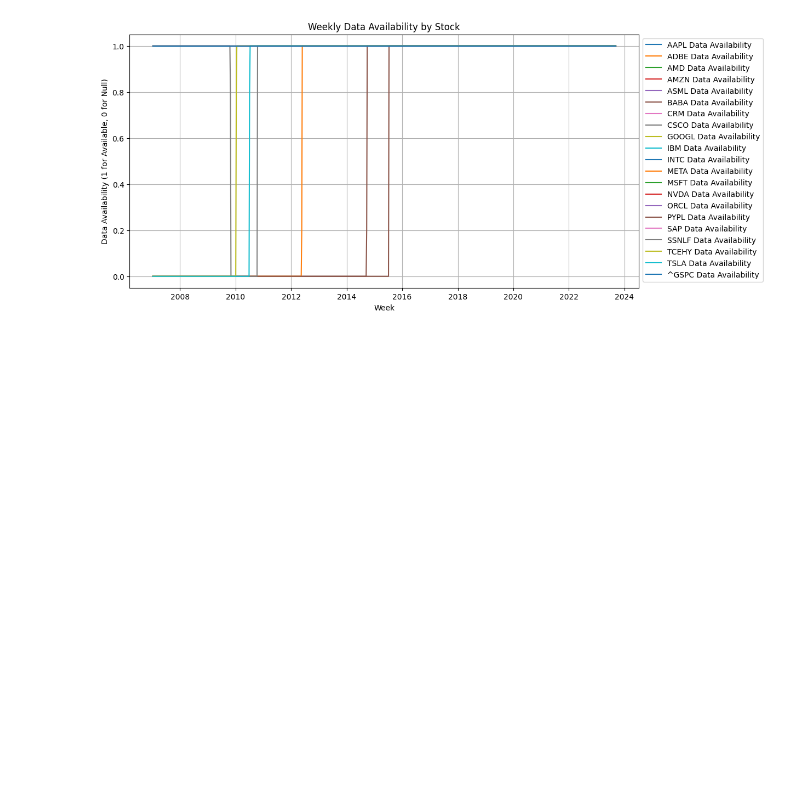
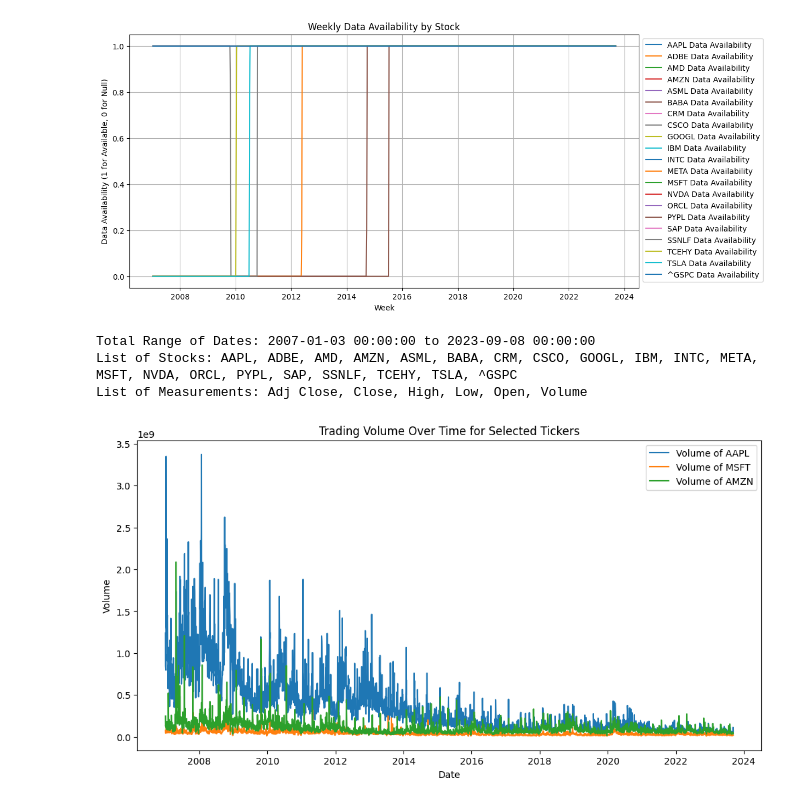
Before and after one commit to ravidcohen1/invest-ai, a Jupyter notebook: notebooks/finance_store_eda.ipynb, the cells around one changed output. Cells and saved outputs as stored; diff of their text form; code cells hidden in the pictures; blank space fills up the shorter version.

```diff
--- a/notebooks/finance_store_eda.ipynb
+++ b/notebooks/finance_store_eda.ipynb
@@ -169,3 +169,49 @@ def plot_data_availability_for_all_stocks(data_frame):
 plot_data_availability_for_all_stocks(df)
 # %% [output]
 [figure]
+# %%
+
+
+# Function to print DataFrame information
+def print_dataframe_info(df: pd.DataFrame):
+    """
+    Prints the total range of dates, list of stocks, and list of measurements.
+
+    :param df: Multi-level DataFrame containing financial data.
+    :return: None
+    """
+    # Range of Dates
+    date_range = df.index.min(), df.index.max()
+    print(f"Total Range of Dates: {date_range[0]} to {date_range[1]}")
+
+    # List of Stocks
+    stocks_list = df.columns.levels[1].tolist()
+    print(f"List of Stocks: {', '.join(stocks_list)}")
+
+    # List of Measurements
+    measurements_list = df.columns.levels[0].tolist()
+    print(f"List of Measurements: {', '.join(measurements_list)}")
+
+# Print DataFrame information
+print_dataframe_info(df)
+# %% [output]
+Total Range of Dates: 2007-01-03 00:00:00 to 2023-09-08 00:00:00
+List of Stocks: AAPL, ADBE, AMD, AMZN, ASML, BABA, CRM, CSCO, GOOGL, IBM, INTC, META, MSFT, NVDA, ORCL, PYPL, SAP, SSNLF, TCEHY, TSLA, ^GSPC
+List of Measurements: Adj Close, Close, High, Low, Open, Volume
+# %%
+
+# Select a few tickers for the volume plot
+selected_tickers = ['AAPL', 'MSFT', 'AMZN']
+
+# Plotting volume for the selected tickers
+plt.figure(figsize=(12, 6))
+for ticker in selected_tickers:
+    plt.plot(df['Volume'][ticker], label=f'Volume of {ticker}')
+
+plt.title('Trading Volume Over Time for Selected Tickers')
+plt.xlabel('Date')
+plt.ylabel('Volume')
+plt.legend()
+plt.show()
+# %% [output]
+[figure, added]
```
Also changed, not shown: 8 other files.
